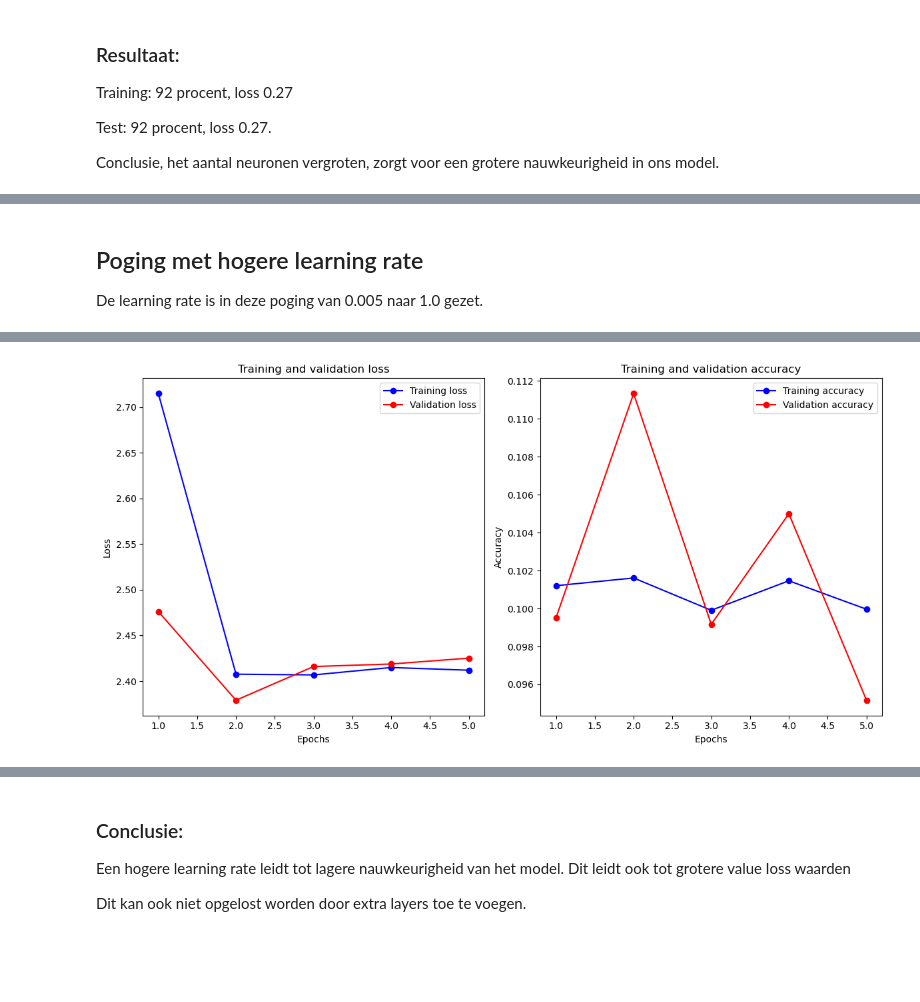
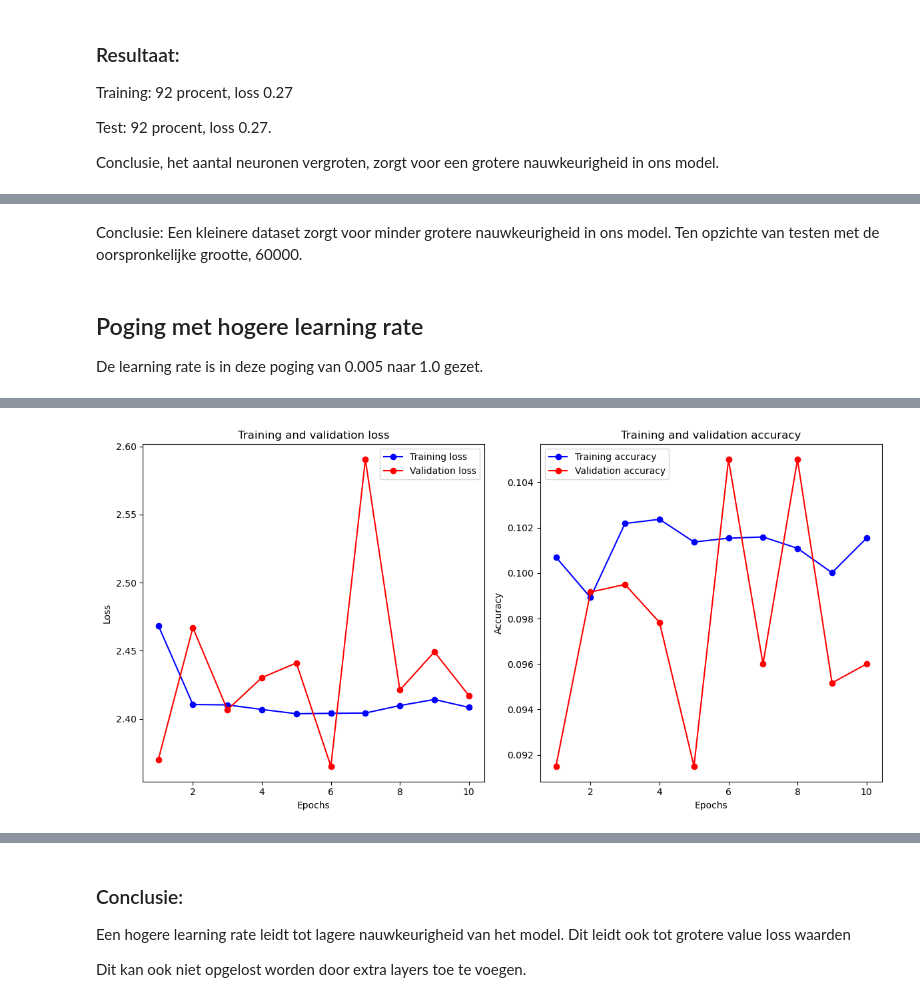
Before and after one commit to geoduin/AI_Assignment, a Jupyter notebook: part1PredictDigit.ipynb, the cells around one changed output, grey strips where cells are left out. Saved outputs shown, nothing was run; the diff lists cells and outputs as text; code cells hidden in the pictures; blank space fills up the shorter version.

```diff
--- a/part1PredictDigit.ipynb
+++ b/part1PredictDigit.ipynb
@@ -251,0 +333,3 @@ Die nauwkeurigheid stijgt naar 97 procent als het aantal neuronen naar 128 omhoo
+# %% [markdown]
+Conclusie:
+Een kleinere dataset zorgt voor minder grotere nauwkeurigheid in ons model. Ten opzichte van testen met de oorspronkelijke grootte, 60000.
@@ -282,7 +404,7 @@ model.compile(optimizer=adam,
 
 # Evaluate
 # Use the model for prediction
-result_fit = model.fit(x_train, y_train, epochs=5, validation_split=0.1)
+result_fit = model.fit(x_train, y_train, epochs=10, validation_split=0.1)
 
 # Evaluate the model
 test_loss, test_acc = model.evaluate(x_test, y_test, verbose=2)
@@ -306,4 +432,4 @@ Accuracy =  0.0957999974489212
-[figure, old version]
+[figure, new version]
 # %%
 # My version met extra layers
 # Imports
```
Also changed, not shown: parts of 11 cells of this notebook.
